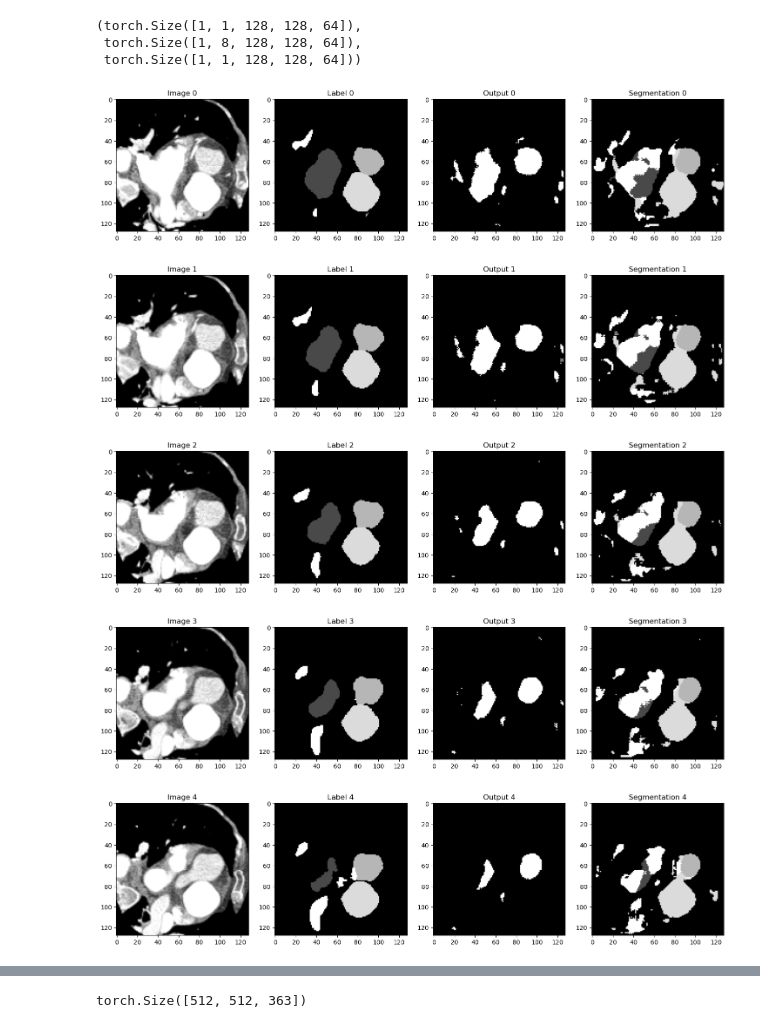
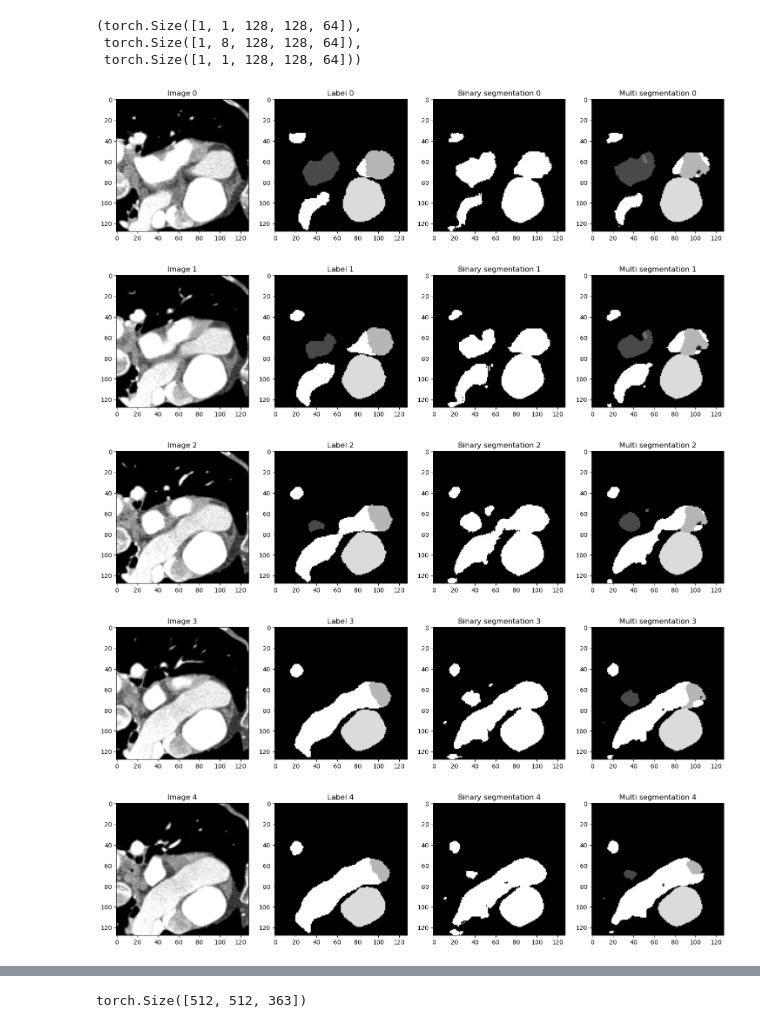
Before and after one commit to AdrianGraumnitz/Medical_Segmantion_PyTorch-MONAI, a Jupyter notebook: predictions.ipynb, the cells around one changed output, grey strips where cells are left out. Drawn from its saved outputs; the diff is of its cells as text; code cells hidden in the pictures.

```diff
--- a/predictions.ipynb
+++ b/predictions.ipynb
@@ -91,7 +100,7 @@ test_dataloader = DataLoader(dataset = test_ds,
                              batch_size = 1)
 # %%
 model, device = u_net.unet()
-model.load_state_dict(torch.load(target_dir / 'ModelV2_diceloss.pth'))
+model.load_state_dict(torch.load(target_dir / 'ModelV3_diceloss.pth'))
 model.eval()
 # %% [output]
 UNet(
@@ -121,9 +130,9 @@ metatensor([0., 1., 2., 3., 4., 5., 6., 7.])
 import engine
 sw_batch_size = 4
 roi_size = (128, 128, 64)
-with torch.no_grad():
-    t_volume = test_patient['vol']
-    test_outputs = inferers.sliding_window_inference(inputs = t_volume.to(device),
+with torch.inference_mode():
+    t_volume = test_patient['vol'].to(device)
+    test_outputs = inferers.sliding_window_inference(inputs = t_volume,
                                                      roi_size = roi_size,
                                                      sw_batch_size = sw_batch_size,
                                                      predictor = model
@@ -141,28 +150,28 @@ prediction.shape, test_outputs.shape, test_patient['seg'].shape
 # %%
 test_outputs = sigmoid_activation(test_outputs)
 test_outputs = 1 - test_outputs
 test_outputs = test_outputs > 0.53 #Make the Values binary, i think not effective for our cause
 
 z=50
 for i in range(5):
         plt.figure('check', (18, 6))
         plt.subplot(1, 4, 1)
         plt.title(f'Image {i}')
         plt.imshow(test_patient['vol'][0, 0, :, :, i+z], cmap = 'gray')
         plt.subplot(1, 4, 2)
         plt.title(f'Label {i}')
         plt.imshow(test_patient['seg'][0, 0, :, :, i+z], cmap ='gray')
         plt.subplot(1, 4, 3)
-        plt.title(f'Output {i}')
+        plt.title(f'Binary segmentation {i}')
         plt.imshow(test_outputs.detach().cpu()[0, 0, :, :, i + z], cmap = 'gray')
 
         plt.subplot(1, 4, 4)
-        plt.title(f'Segmentation {i}')
-        plt.imshow(prediction.detach().cpu()[0,0, :, :, i + z], cmap = 'gray')
+        plt.title(f'Multi segmentation {i}')
+        plt.imshow(prediction.detach().cpu()[0, 0, :, :, i + z], cmap = 'gray')
         plt.show()
 # %% [output]
-[figure, old version]
+[figure, new version]
-[figure, old version]
+[figure, new version]
-[figure, old version]
+[figure, new version]
-[figure, old version]
+[figure, new version]
-[figure, old version]
+[figure, new version]
```
Also changed, not shown: parts of 8 cells of this notebook, 3 other files.
